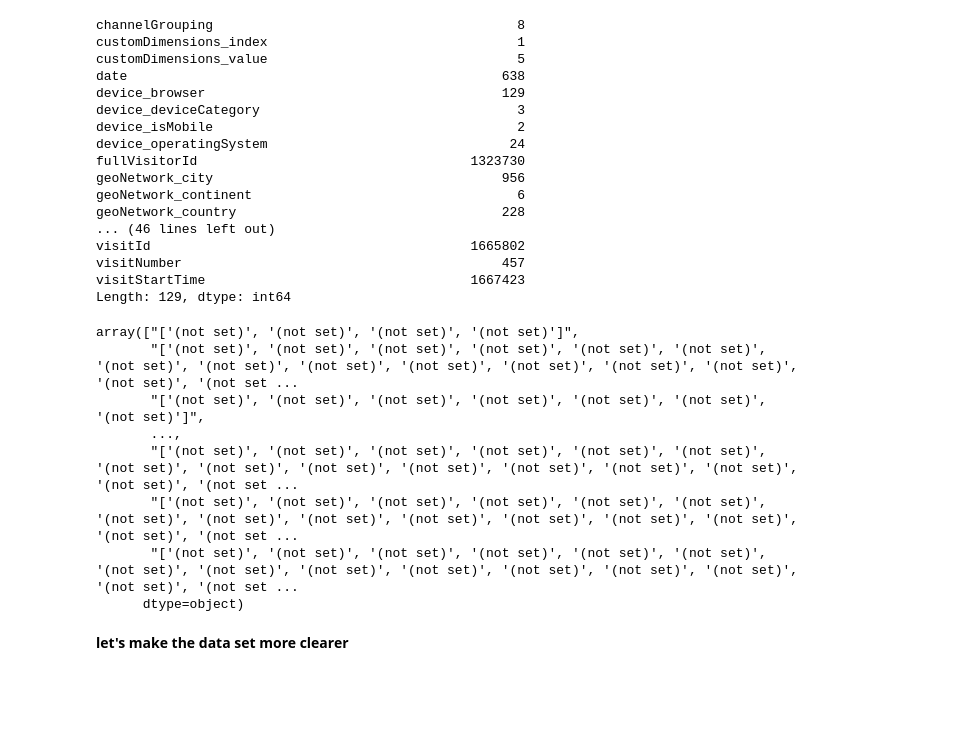
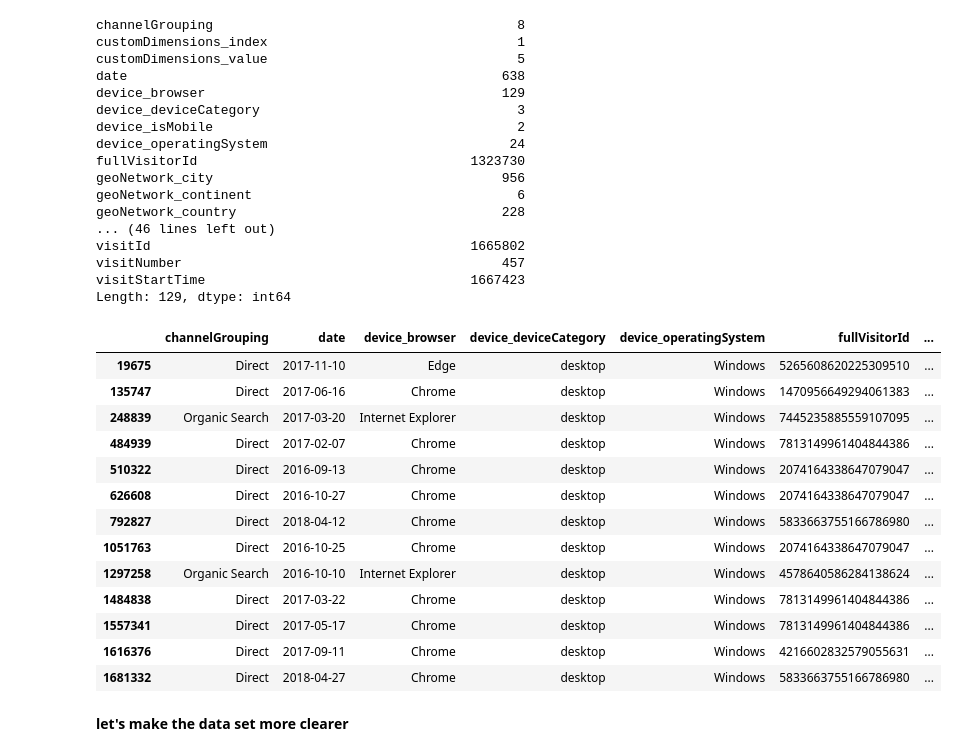
Before and after one commit to m-musiol/Capstone-NF_GA-Prediction, a Jupyter notebook: GA-Customer-Revenue-Prediction_model.ipynb, the cells around one changed output. Cells and saved outputs as stored; diff of their text form; code cells hidden in the pictures; blank space fills up the shorter version.

```diff
--- a/GA-Customer-Revenue-Prediction_model.ipynb
+++ b/GA-Customer-Revenue-Prediction_model.ipynb
@@ -245,17 +244,23 @@ visitId                                         1665802
 visitNumber                                         457
 visitStartTime                                  1667423
 Length: 129, dtype: int64
-# %%
-df_train.hits_productBrand.unique()
-# %% [output]
-array(["['(not set)', '(not set)', '(not set)', '(not set)']",
-       "['(not set)', '(not set)', '(not set)', '(not set)', '(not set)', '(not set)', '(not set)', '(not set)', '(not set)', '(not set)', '(not set)', '(not set)', '(not set)', '(not set)', '(not set ...
-       "['(not set)', '(not set)', '(not set)', '(not set)', '(not set)', '(not set)', '(not set)']",
-       ...,
-       "['(not set)', '(not set)', '(not set)', '(not set)', '(not set)', '(not set)', '(not set)', '(not set)', '(not set)', '(not set)', '(not set)', '(not set)', '(not set)', '(not set)', '(not set ...
-       "['(not set)', '(not set)', '(not set)', '(not set)', '(not set)', '(not set)', '(not set)', '(not set)', '(not set)', '(not set)', '(not set)', '(not set)', '(not set)', '(not set)', '(not set ...
-       "['(not set)', '(not set)', '(not set)', '(not set)', '(not set)', '(not set)', '(not set)', '(not set)', '(not set)', '(not set)', '(not set)', '(not set)', '(not set)', '(not set)', '(not set ...
-      dtype=object)
+# %%
+df_train.hits_transactionCoupon[19675]ustomer Courtesy Exchange', ', Customer Courtesy, Customer Courtesy Exchange, Customer Courtesy, Customer Courtesy Exchange']"]
+# %% [output]
+|  | channelGrouping | date | device_browser | device_deviceCategory | device_operatingSystem | fullVisitorId | ... |
+| 19675 | Direct | 2017-11-10 | Edge | desktop | Windows | 5265608620225309510 | ... |
+| 135747 | Direct | 2017-06-16 | Chrome | desktop | Windows | 1470956649294061383 | ... |
+| 248839 | Organic Search | 2017-03-20 | Internet Explorer | desktop | Windows | 7445235885559107095 | ... |
+| 484939 | Direct | 2017-02-07 | Chrome | desktop | Windows | 7813149961404844386 | ... |
+| 510322 | Direct | 2016-09-13 | Chrome | desktop | Windows | 2074164338647079047 | ... |
+| 626608 | Direct | 2016-10-27 | Chrome | desktop | Windows | 2074164338647079047 | ... |
+| 792827 | Direct | 2018-04-12 | Chrome | desktop | Windows | 5833663755166786980 | ... |
+| 1051763 | Direct | 2016-10-25 | Chrome | desktop | Windows | 2074164338647079047 | ... |
+| 1297258 | Organic Search | 2016-10-10 | Internet Explorer | desktop | Windows | 4578640586284138624 | ... |
+| 1484838 | Direct | 2017-03-22 | Chrome | desktop | Windows | 7813149961404844386 | ... |
+| 1557341 | Direct | 2017-05-17 | Chrome | desktop | Windows | 7813149961404844386 | ... |
+| 1616376 | Direct | 2017-09-11 | Chrome | desktop | Windows | 4216602832579055631 | ... |
+| 1681332 | Direct | 2018-04-27 | Chrome | desktop | Windows | 5833663755166786980 | ... |
 # %% [markdown]
 **let's make the data set more clearer**
 # %%
```
Also changed, not shown: parts of 12 cells of this notebook, 2 other files.
